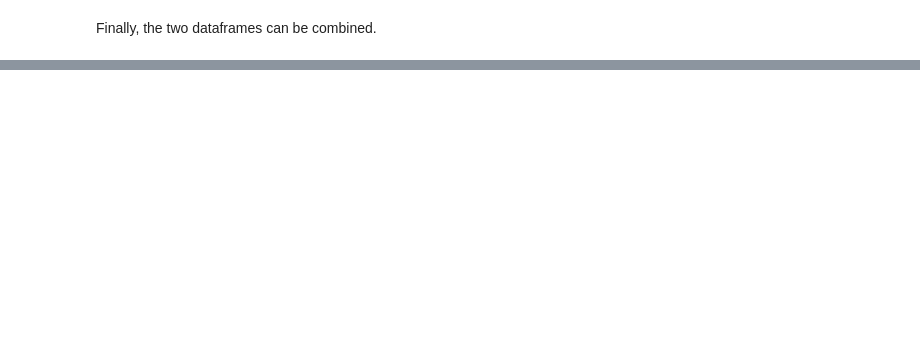
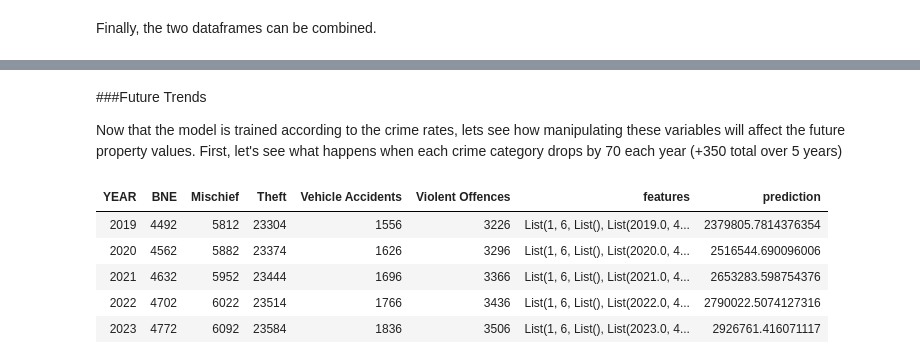
Before and after one commit to lukejohnhansen/Van-Crime, a Jupyter notebook: vancouver_crimes.ipynb, the cells around one changed output, grey strips where cells are left out. Cells and saved outputs as stored; diff of their text form; code cells hidden in the pictures; blank space fills up the shorter version.

```diff
--- a/vancouver_crimes.ipynb
+++ b/vancouver_crimes.ipynb
@@ -330,0 +325,11 @@ Finally, the two dataframes can be combined.
+# %%
+# predict the label from the features
+feature_columns = data.columns[:-1] # omitting the final column
+
+from pyspark.ml.feature import VectorAssembler
+
+assembler = VectorAssembler(inputCols=feature_columns,outputCol="features")
+
+data_2 = assembler.transform(data)
+
+data_2.show()
@@ -330,0 +338,3 @@ Finally, the two dataframes can be combined.
+# %%
+#split the data into a train set and a test set
+train, test = data_2.randomSplit([0.7, 0.3])
@@ -330,0 +343,5 @@ Finally, the two dataframes can be combined.
+# %%
+# training the learning algorithm
+from pyspark.ml.regression import LinearRegression
+algo = LinearRegression(featuresCol="features", labelCol="MEAN_VAL")
+model = algo.fit(train)
@@ -330,0 +364,35 @@ Finally, the two dataframes can be combined.
+# %% [markdown]
+###Future Trends
+
+Now that the model is trained according to the crime rates, lets see how manipulating these variables will affect the future property values.  First, let's see what happens when each crime category drops by 70 each year (+350 total over 5 years)
+# %%
+# values for 2018
+year = 2018
+bne = 4422
+mischief = 5742
+theft = 23234
+vehicle = 1486
+violence = 3156
+
+# multiplier
+m = -70
+
+# assume crime rates will drop down by 50 per category per year
+rdd = sc.parallelize([(year+1, bne-m, mischief-m, theft-m, vehicle-m, violence-m),
+                      (year+2, bne-m*2, mischief-m*2, theft-m*2, vehicle-m*2, violence-m*2),
+                      (year+3, bne-m*3, mischief-m*3, theft-m*3, vehicle-m*3, violence-m*3),
+                      (year+4, bne-m*4, mischief-m*4, theft-m*4, vehicle-m*4, violence-m*4),
+                      (year+5, bne-m*5, mischief-m*5, theft-m*5, vehicle-m*5, violence-m*5)])
+future_df = rdd.toDF(["YEAR", "BNE", "Mischief", "Theft", "Vehicle Accidents", "Violent Offences"])
+
+# apply the model to the new df
+data_3 = assembler.transform(future_df)
+five_years = model.transform(data_3)
+display(five_years)
+# %% [output]
+| YEAR | BNE | Mischief | Theft | Vehicle Accidents | Violent Offences | features | prediction |
+| 2019 | 4492 | 5812 | 23304 | 1556 | 3226 | List(1, 6, List(), List(2019.0, 4... | 2379805.7814376354 |
+| 2020 | 4562 | 5882 | 23374 | 1626 | 3296 | List(1, 6, List(), List(2020.0, 4... | 2516544.690096006 |
+| 2021 | 4632 | 5952 | 23444 | 1696 | 3366 | List(1, 6, List(), List(2021.0, 4... | 2653283.598754376 |
+| 2022 | 4702 | 6022 | 23514 | 1766 | 3436 | List(1, 6, List(), List(2022.0, 4... | 2790022.5074127316 |
+| 2023 | 4772 | 6092 | 23584 | 1836 | 3506 | List(1, 6, List(), List(2023.0, 4... | 2926761.416071117 |
```
Also changed, not shown: parts of 29 cells of this notebook, 1 other file.
